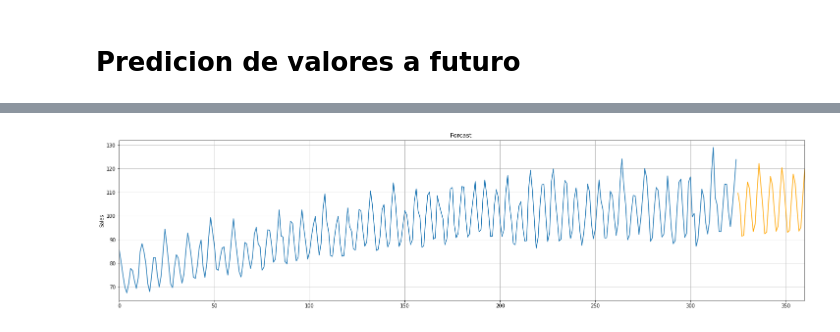
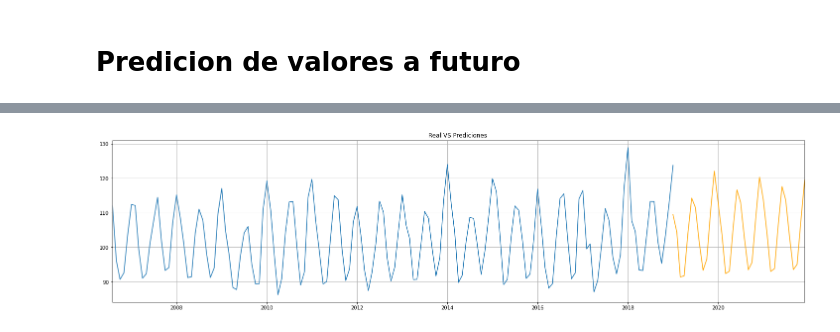
Before and after one commit to r-diazp/DeepL, a Jupyter notebook: lstm_time_series_2.ipynb, the cells around one changed output, grey strips where cells are left out. Saved outputs shown, nothing was run; the diff lists cells and outputs as text; code cells hidden in the pictures.

```diff
--- a/lstm_time_series_2.ipynb
+++ b/lstm_time_series_2.ipynb
@@ -78,18 +134,15 @@ test_set = target[-test_size:]
 scaler = MinMaxScaler(feature_range=(-1, 1))
 train_norm = scaler.fit_transform(train_set.reshape(-1, 1))
 
+# Datos de entranmiento
+window_size = 12
+train_norm = torch.FloatTensor(train_norm).view(-1) #https://pytorch.org/docs/stable/tensor_view.html
+train_data = input_data(train_norm, window_size)
+
+# Imprimir resultados
 print(f'- train_norm.min = {train_norm.min()} \n- train_norm.max = {train_norm.max()} \
       \n- train_norm.mean = {train_norm.mean()} \n- train_norm type = {type(train_norm)}')
 
-# Datos de entranmiento
-window_size = 12
-train_norm = torch.FloatTensor(train_norm).view(-1) #conver train_norm en tensor
-train_data = input_data(train_norm, window_size)
-
-#reindex dataset
-df.reset_index(inplace=True)
-
-# Datos entrenamiento y test
 print(f'Train: {len(train_set)}')
 print(f'Test:  {len(test_set)}')
 # %% [output]
@@ -181,0 +192,7 @@ Duration: 41 seconds
+# %%
+#ENTRENAMIENTO CON DATOS TRAIN
+epochs = 50
+model.train()
+
+#Entrenamiento del modelo
+model_fit(epochs, train_data, model, criterion, optimizer)
@@ -266,0 +236,12 @@ Duration: 42 seconds
+# %%
+#ENTRENAMIENTO CON TODO LOS DATOS
+epochs = 50
+model.train()
+
+# feature scale the entire dataset
+target_norm = scaler.fit_transform(target.reshape(-1, 1))
+target_norm = torch.FloatTensor(target_norm).view(-1)
+all_data = input_data(target_norm, window_size)
+
+#Entrenamiento del modelo
+model_fit(epochs, all_data, model, criterion, optimizer)
@@ -267,31 +257,23 @@ Duration: 42 seconds
 # %%
 #Evaluar resultados de entrenamiento
 future = 36 #Valor a predecir a futuro
 model.eval() # colocamos el modelo en modo de evaluacion
 
 # Agregar los valores de entranamiento de la ultima ventana a la lista de predicciones
 pred_test = train_norm[-window_size:].tolist()
 
 for i in range(future):
     sequence = torch.FloatTensor(pred_test[-window_size:])
     with torch.no_grad():
         model.hidden = (torch.zeros(1, 1, model.hidden_size),
                         torch.zeros(1, 1, model.hidden_size))
 
         pred_test.append(model(sequence).item())
 
 # Invertimos la normalizacion de los datos
 predictions_test = scaler.inverse_transform(np.array(pred_test[window_size:]).reshape(-1, 1) )
 
 # Grafica comparativo Real VS Prediccion
-x = [*range(len(df), len(df) + future, 1)]
-plt.figure(figsize=(25,6))
-plt.title('Forcast ')
-plt.ylabel('Sales')
-plt.grid(True)
-plt.autoscale(axis='x',tight=True)
-plt.plot(df['target'])
-plt.plot(x, predictions_test, "orange")
-plt.show()
+grafic_result(df, 150, window_size, (25,6), type=0)
 # %% [output]
-[figure, old version]
+[figure, new version]
```
Also changed, not shown: parts of 12 cells of this notebook.
